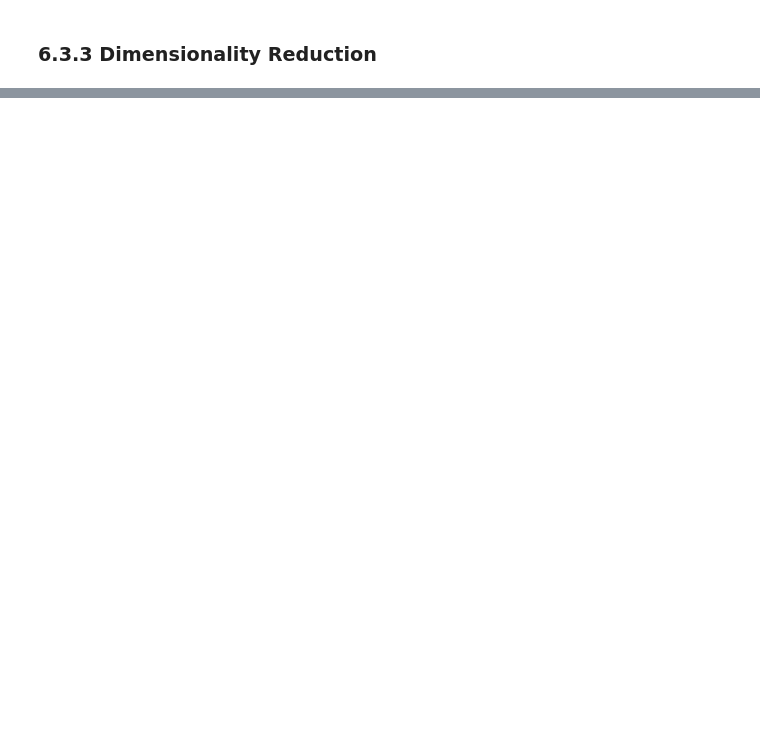
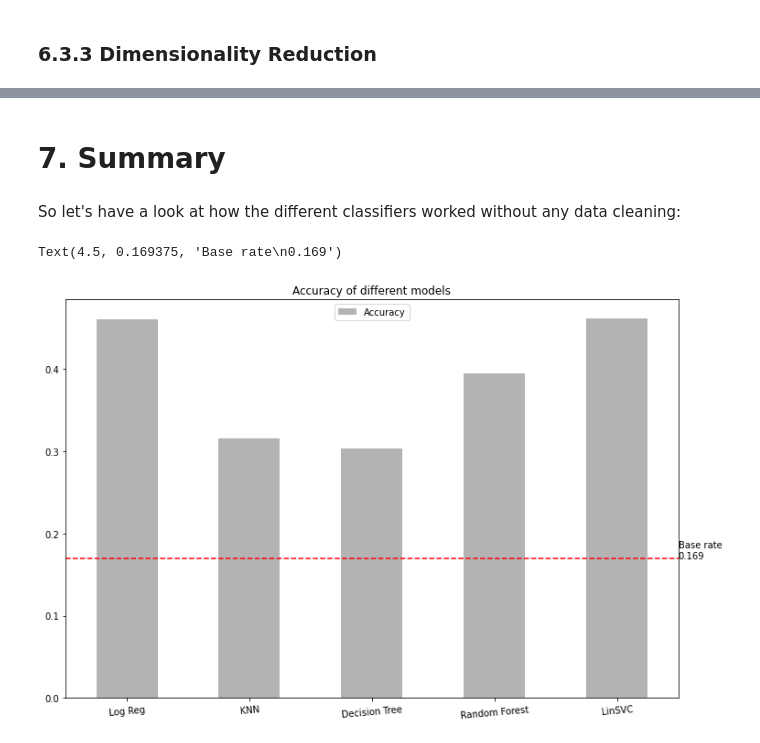
Before and after one commit to chadi-aebi/DMML2021_Rolex, a Jupyter notebook: code/Notebook_Rolex.ipynb, the cells around one changed output, grey strips where cells are left out. Saved outputs shown, nothing was run; the diff lists cells and outputs as text; code cells hidden in the pictures; blank space fills up the shorter version.

Commit message:
Added Summary & Video

```diff
--- a/code/Notebook_Rolex.ipynb
+++ b/code/Notebook_Rolex.ipynb
@@ -1095,0 +1410,16 @@ print('Test Accuracy: ', round(pipe.score(X_test_vec_svc, y_test_svc), 4))
+# %% [markdown]
+# 7. Summary
+# %% [markdown]
+So let's have a look at how the different classifiers worked without any data cleaning:
+# %%
+#Plotting accuracies
+accuracies = pd.DataFrame({"Accuracy":[acc_lr_0, acc_knn_0, acc_tree_0, acc_rf_0,acc_svc_0 ]})
+accuracies.index = ["Log Reg","KNN","Decision Tree","Random Forest","LinSVC"]
+
+accuracies.plot.bar(rot=5, title="Accuracy of different models",figsize=(12,8),color=(0.7,0.7,.7,1))
+plt.axhline(baseline, color="red",ls="--",label="Base")
+plt.annotate(f"Base rate\n{baseline:.3f}",(4.5,baseline))
+#plt.axhline(1, color="green",ls="-",label="Base")
+# %% [output]
+Text(4.5, 0.169375, 'Base rate\n0.169')
+[figure, added]
```
Also changed, not shown: parts of 84 cells of this notebook.
